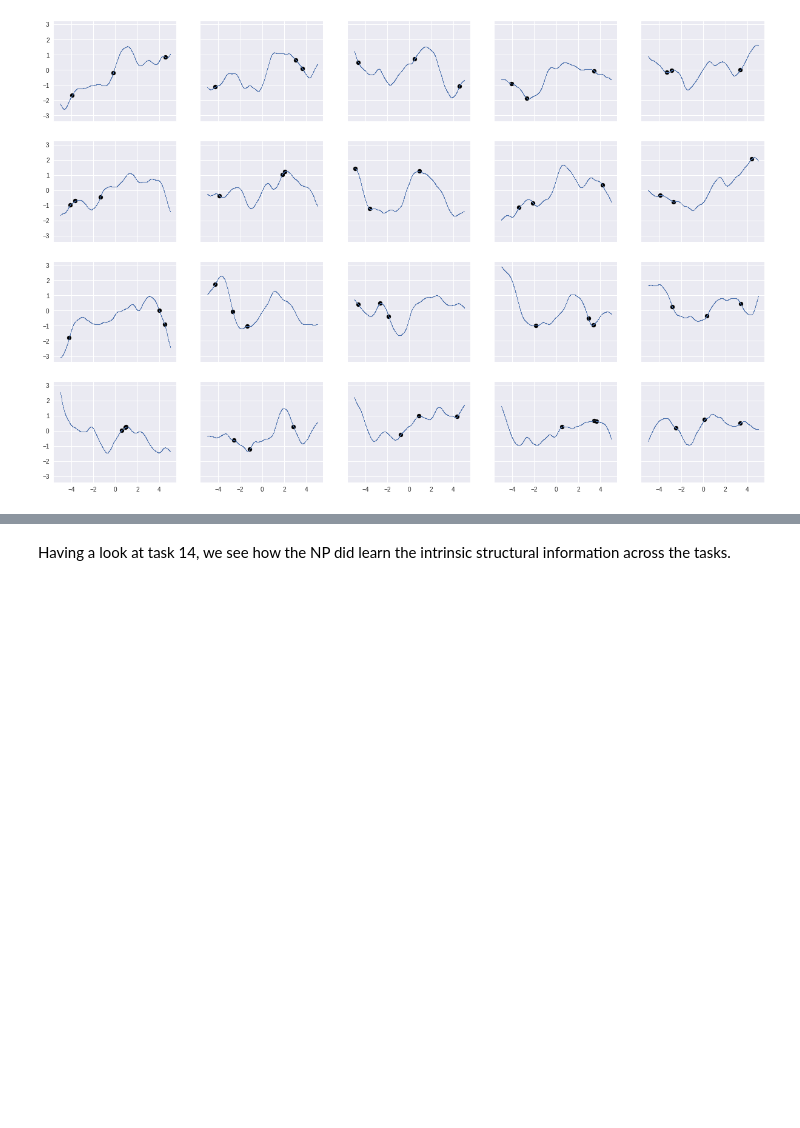
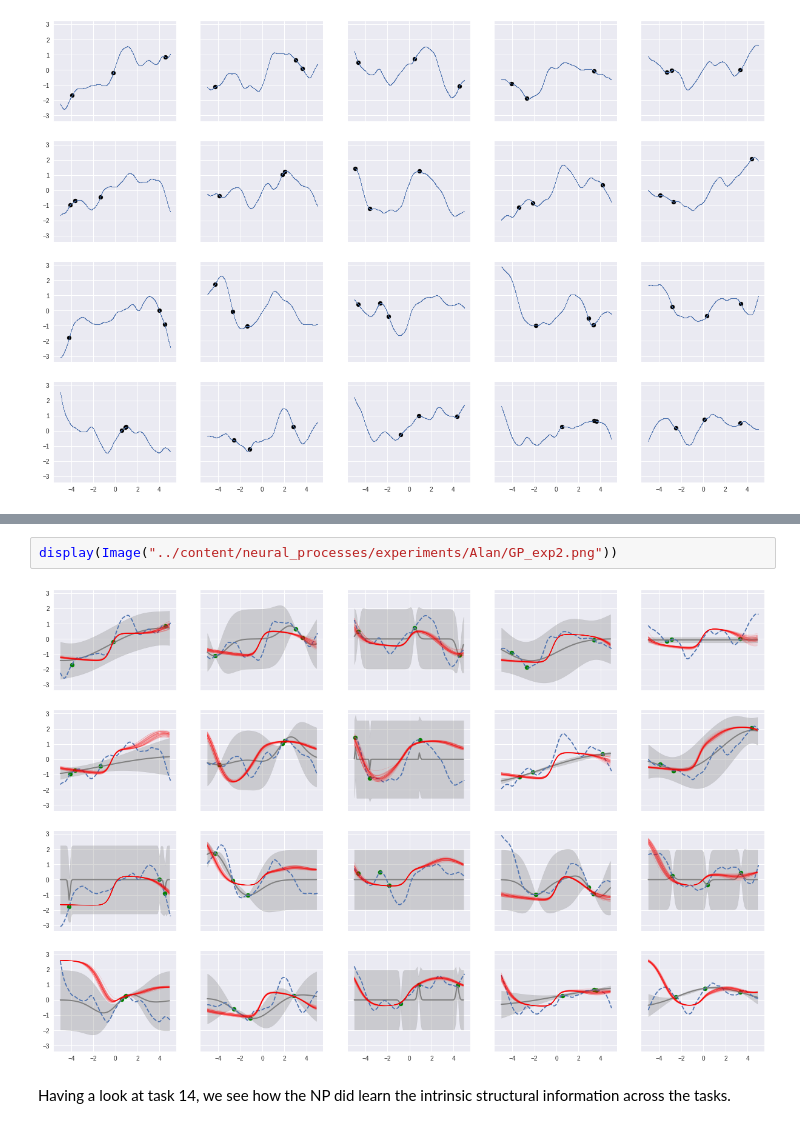
Before and after one commit to JTT94/neural_processes, a Jupyter notebook: notebooks/np.ipynb, the cells around one changed output, grey strips where cells are left out. Cells and saved outputs as stored; diff of their text form; blank space fills up the shorter version.

```diff
--- a/notebooks/np.ipynb
+++ b/notebooks/np.ipynb
@@ -469,3 +477,7 @@ The blue dashed line are the true underlying curve
+# %%
+display(Image("../content/neural_processes/experiments/Alan/GP_exp2.png"))
+# %% [output]
+[figure, added]
 # %% [markdown]
 Having a look at task 14, we see how the NP did learn the intrinsic structural information across the tasks.
 # %%
```
Also changed, not shown: parts of 20 cells of this notebook.
